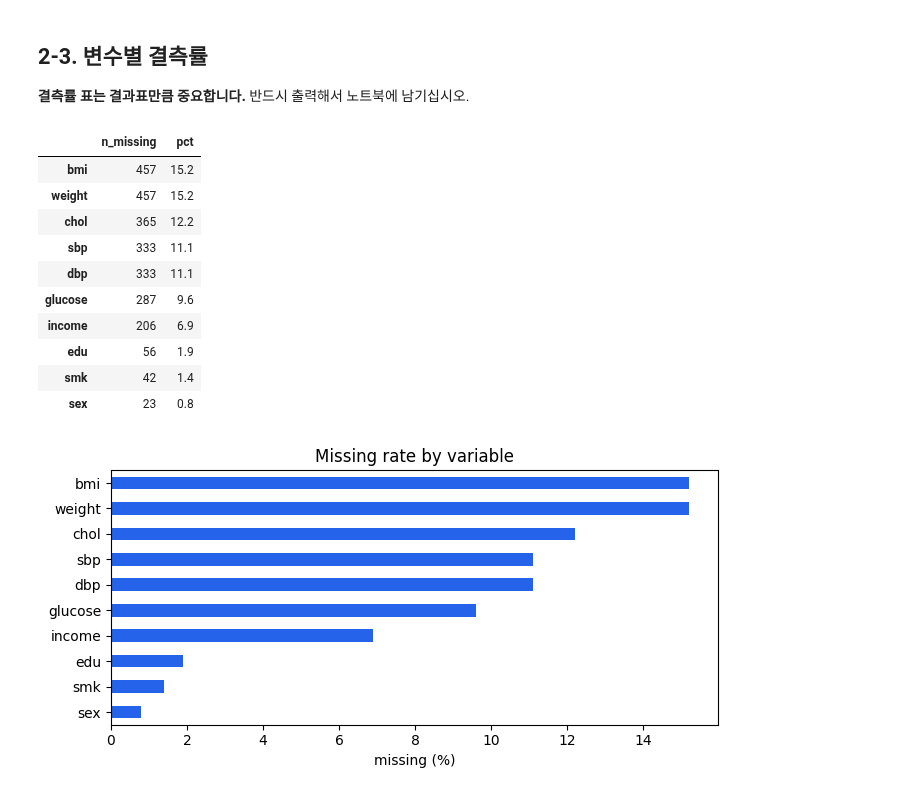
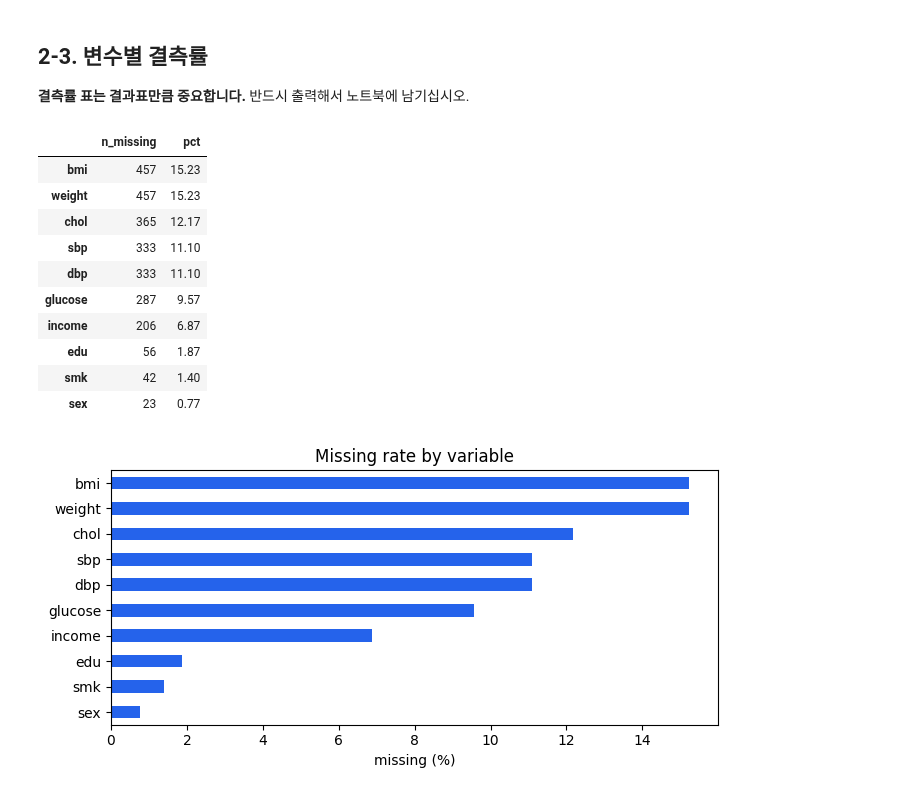
Before and after one commit to bongsuyeong/hdac-smoking-abdominal-obesity, a Jupyter notebook: week3_결측치심화_학생용.ipynb, the cells around one changed output. Drawn from its saved outputs; the diff is of its cells as text; code cells hidden in the pictures.

```diff
--- a/week3_결측치심화_학생용.ipynb
+++ b/week3_결측치심화_학생용.ipynb
@@ -336,8 +338,8 @@ smk_amt   결측    0 →   99
 #        여기서는 "비흡연자의 하루 흡연량은 0개비"라는 규칙을 씁니다.
 
 n_na = int((df['smk_amt'] == 888).sum())
-df['smk_amt'] =df['smk_amt'].replace(888, 0)                       # 888 → 0
-df['smk_amt_applicable'] = (df['smk'] == 1).astype(int)            # 흡연량 분석 대상 = 현재흡연자
+df['smk_amt'] =df['smk_amt'].replace(888, 0)# 888 → 0
+df['smk_amt_applicable'] = (df['smk'] == 1)           # 흡연량 분석 대상 = 현재흡연자
 
 print(f'비해당 888 → 0 으로 정의: {n_na}명')
 print(f'흡연량 분석 대상(현재흡연자): {int(df["smk_amt_applicable"].sum())}명')
@@ -353,26 +355,26 @@ print('남은 smk_amt 결측(무응답):', int(df['smk_amt'].isna().sum()))
 # %%
 # TODO ④ 변수별 결측 개수와 비율(%)을 구해 내림차순으로 정렬하십시오.
 #        힌트: df.isna().sum() / df.isna().mean()
 
 miss = pd.DataFrame({
     'n_missing': df.isna().sum(),
-    'pct'      : (df.isna().mean() * 100).round(1),
+    'pct'      :(df.isna().mean() * 100).round(2),
 }).sort_values('pct', ascending=False)
 
 miss_tbl = miss[miss['n_missing'] > 0]
 miss_tbl
 # %% [output]
 |  | n_missing | pct |
-| bmi | 457 | 15.2 |
-| weight | 457 | 15.2 |
-| chol | 365 | 12.2 |
-| sbp | 333 | 11.1 |
-| dbp | 333 | 11.1 |
-| glucose | 287 | 9.6 |
-| income | 206 | 6.9 |
-| edu | 56 | 1.9 |
-| smk | 42 | 1.4 |
-| sex | 23 | 0.8 |
+| bmi | 457 | 15.23 |
+| weight | 457 | 15.23 |
+| chol | 365 | 12.17 |
+| sbp | 333 | 11.10 |
+| dbp | 333 | 11.10 |
+| glucose | 287 | 9.57 |
+| income | 206 | 6.87 |
+| edu | 56 | 1.87 |
+| smk | 42 | 1.40 |
+| sex | 23 | 0.77 |
 # %%
 ax = miss_tbl['pct'][::-1].plot(kind='barh', figsize=(7, 3.5), color='#2563EB')
 ax.set_xlabel('missing (%)'); ax.set_ylabel(''); ax.set_title('Missing rate by variable')
```
Also changed, not shown: parts of 15 cells of this notebook.
